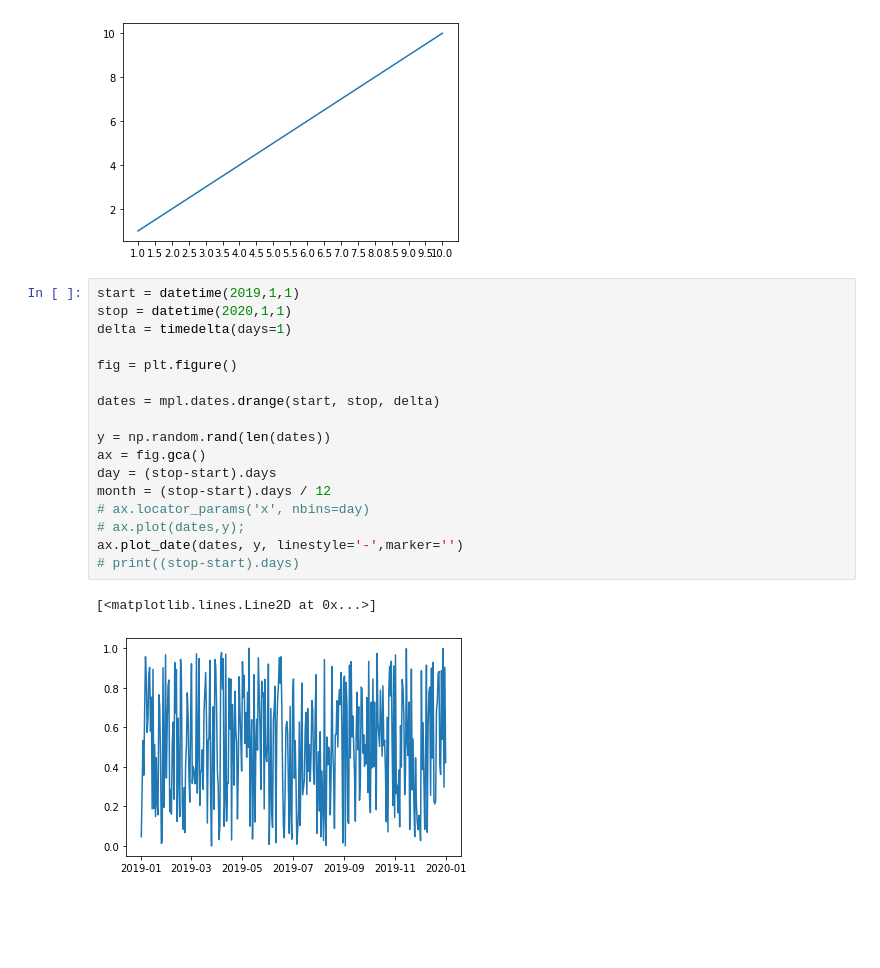
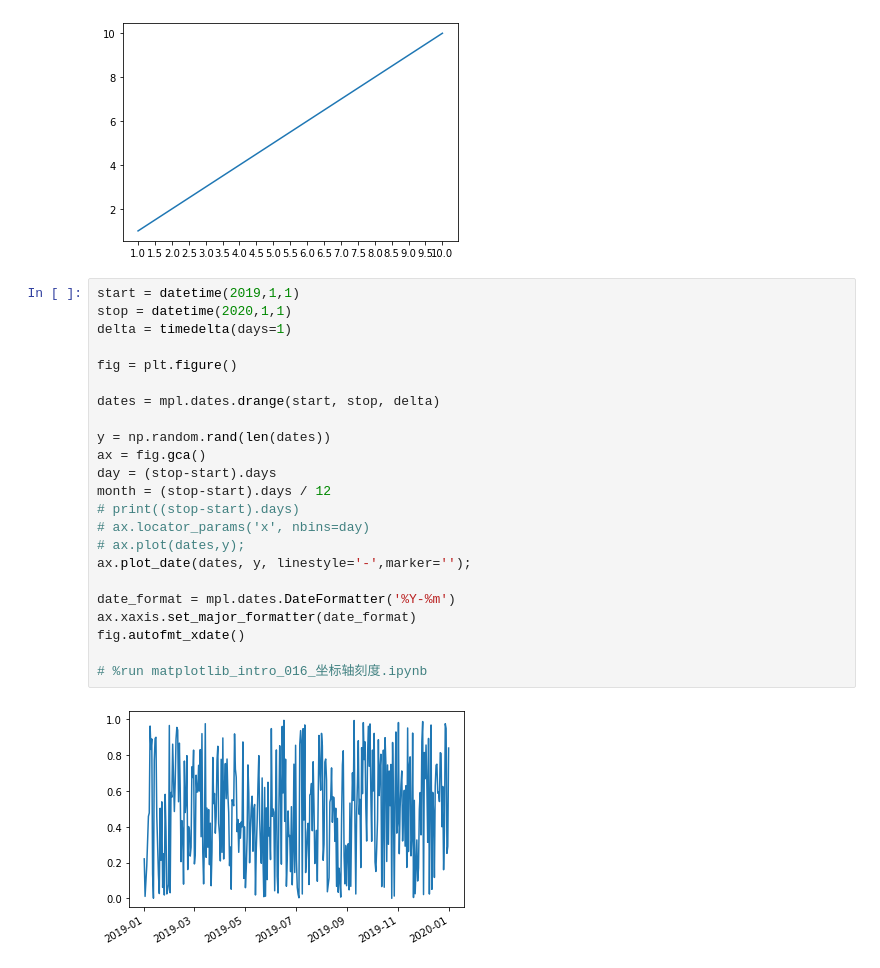
Before and after one commit to HeywoodKing/ipython_jupyter_notebook, a Jupyter notebook: matplotlib_intro_016_坐标轴刻度.ipynb, the cells around one changed output. Saved outputs shown, nothing was run; the diff lists cells and outputs as text; blank space fills up the shorter version.

```diff
--- a/matplotlib_intro_016_坐标轴刻度.ipynb
+++ b/matplotlib_intro_016_坐标轴刻度.ipynb
@@ -19,20 +19,25 @@ plt.locator_params('y', nbins=5)
 # %%
 start = datetime(2019,1,1)
 stop = datetime(2020,1,1)
 delta = timedelta(days=1)
 
 fig = plt.figure()
 
 dates = mpl.dates.drange(start, stop, delta)
 
 y = np.random.rand(len(dates))
 ax = fig.gca()
 day = (stop-start).days
 month = (stop-start).days / 12
+# print((stop-start).days)
 # ax.locator_params('x', nbins=day)
 # ax.plot(dates,y);
-ax.plot_date(dates, y, linestyle='-',marker='')
-# print((stop-start).days)
+ax.plot_date(dates, y, linestyle='-',marker='');
+
+date_format = mpl.dates.DateFormatter('%Y-%m')
+ax.xaxis.set_major_formatter(date_format)
+fig.autofmt_xdate()
+
+# %run matplotlib_intro_016_坐标轴刻度.ipynb
 # %% [output]
-[<matplotlib.lines.Line2D at 0x...>]
-[figure, old version]
+[figure, new version]
```
Also changed, not shown: 1 other file.
